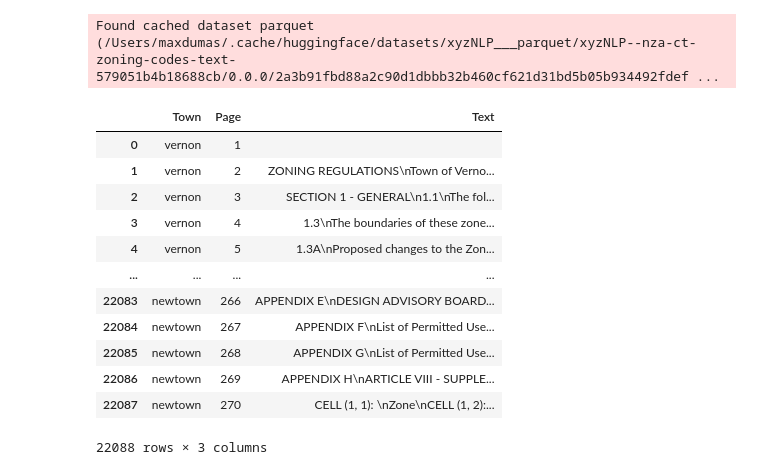
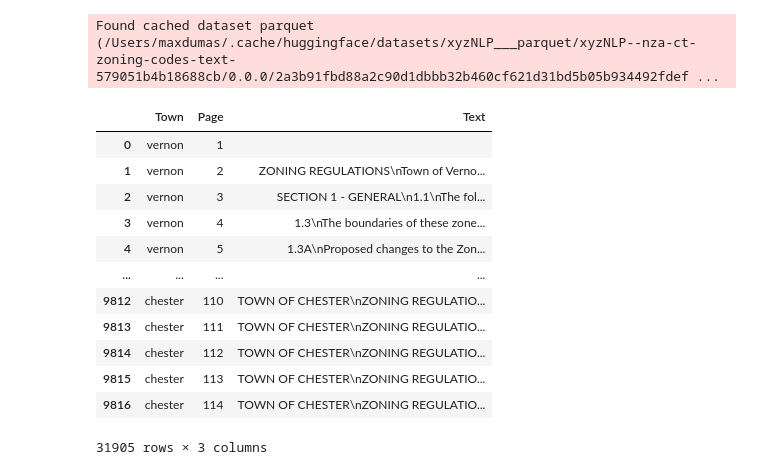
Before and after one commit to National-Zoning-Atlas/zoning-gpt, a Jupyter notebook: maxdumas/react_guidance.ipynb, the cells around one changed output. Cells and saved outputs as stored; diff of their text form; code cells hidden in the pictures.

```diff
--- a/maxdumas/react_guidance.ipynb
+++ b/maxdumas/react_guidance.ipynb
@@ -16,23 +17,23 @@ from ipython_secrets import get_secret
 OPENAI_API_KEY = get_secret("OPENAI_API_KEY")
 # %%
 data = load_dataset("xyzNLP/nza-ct-zoning-codes-text")
-data = data["train"].to_pandas().drop(columns=["embeddings"])
+data = pd.concat((data["train"].to_pandas().drop(columns=["embeddings"]), data["test"].to_pandas().drop(columns=["embeddings"])))
 data
 # %% [output]
 Found cached dataset parquet (/Users/maxdumas/.cache/huggingface/datasets/xyzNLP___parquet/xyzNLP--nza-ct-zoning-codes-text-579051b4b18688cb/0.0.0/2a3b91fbd88a2c90d1dbbb32b460cf621d31bd5b05b934492fdef ...
 |  | Town | Page | Text |
 | 0 | vernon | 1 |  |
 | 1 | vernon | 2 | ZONING REGULATIONS\nTown of Verno... |
 | 2 | vernon | 3 | SECTION 1 - GENERAL\n1.1\nThe fol... |
 | 3 | vernon | 4 | 1.3\nThe boundaries of these zone... |
 | 4 | vernon | 5 | 1.3A\nProposed changes to the Zon... |
 | ... | ... | ... | ... |
-| 22083 | newtown | 266 | APPENDIX E\nDESIGN ADVISORY BOARD... |
-| 22084 | newtown | 267 | APPENDIX F\nList of Permitted Use... |
-| 22085 | newtown | 268 | APPENDIX G\nList of Permitted Use... |
-| 22086 | newtown | 269 | APPENDIX H\nARTICLE VIII - SUPPLE... |
-| 22087 | newtown | 270 | CELL (1, 1): \nZone\nCELL (1, 2):... |
+| 9812 | chester | 110 | TOWN OF CHESTER\nZONING REGULATIO... |
+| 9813 | chester | 111 | TOWN OF CHESTER\nZONING REGULATIO... |
+| 9814 | chester | 112 | TOWN OF CHESTER\nZONING REGULATIO... |
+| 9815 | chester | 113 | TOWN OF CHESTER\nZONING REGULATIO... |
+| 9816 | chester | 114 | TOWN OF CHESTER\nZONING REGULATIO... |
-22088 rows × 3 columns
+31905 rows × 3 columns
 # %%
 class ElasticSearchDocStore(Docstore):
     def __init__(self, index_name: str, texts: list[str], reset_index=True):
```
Also changed, not shown: parts of 10 cells of this notebook.
